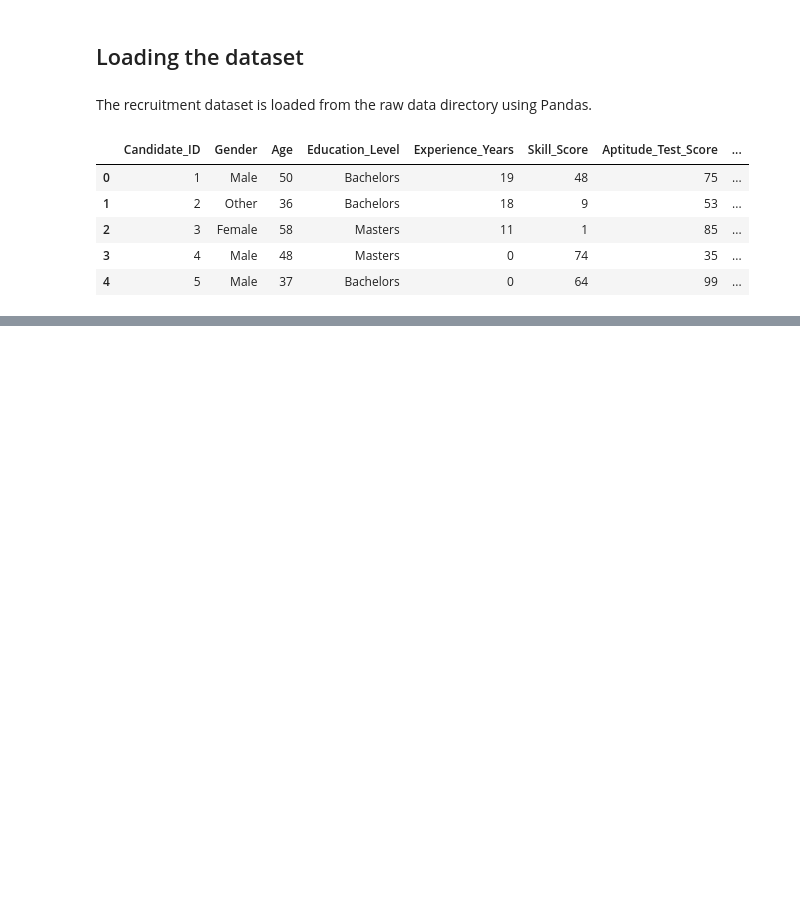
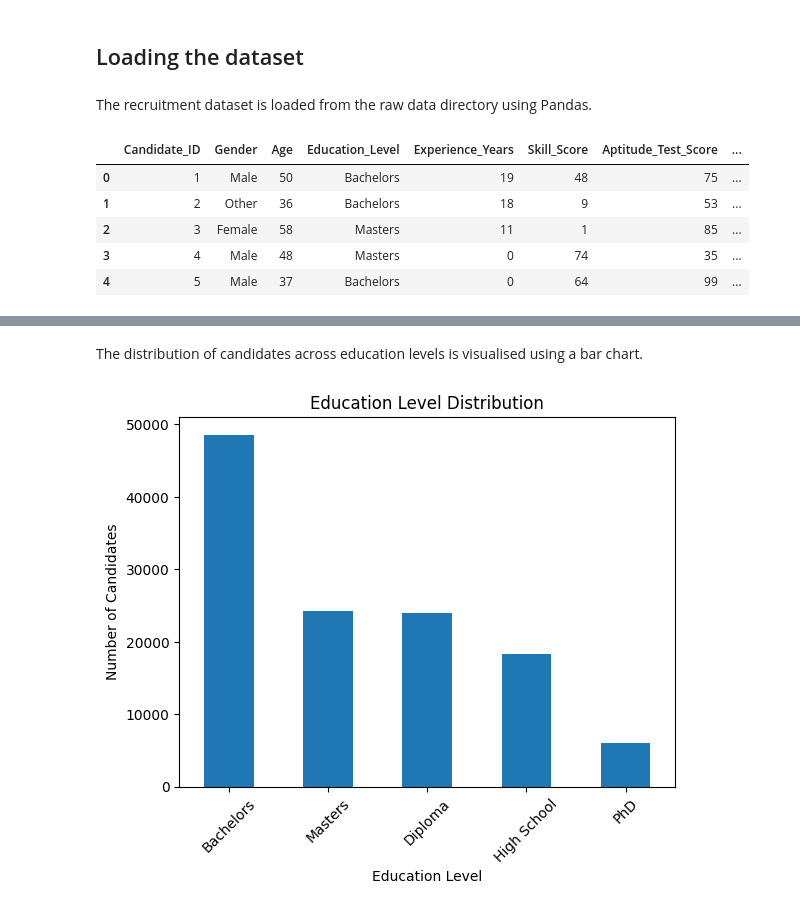
Before and after one commit to hiteshhighest/AI-Biasness, a Jupyter notebook: notebooks/01_data_exploration.ipynb, the cells around one changed output, grey strips where cells are left out. Cells and saved outputs as stored; diff of their text form; code cells hidden in the pictures; blank space fills up the shorter version.

```diff
--- a/notebooks/01_data_exploration.ipynb
+++ b/notebooks/01_data_exploration.ipynb
@@ -25,0 +137,13 @@ df.head()
+# %% [markdown]
+The distribution of candidates across education levels is visualised using a bar chart.
+# %%
+df["Education_Level"].value_counts().plot(kind="bar")
+
+plt.title("Education Level Distribution")
+plt.xlabel("Education Level")
+plt.ylabel("Number of Candidates")
+plt.xticks(rotation=45)
+
+plt.show()
+# %% [output]
+[figure, added]
```
Also changed, not shown: parts of 46 cells of this notebook, 1 other file.
